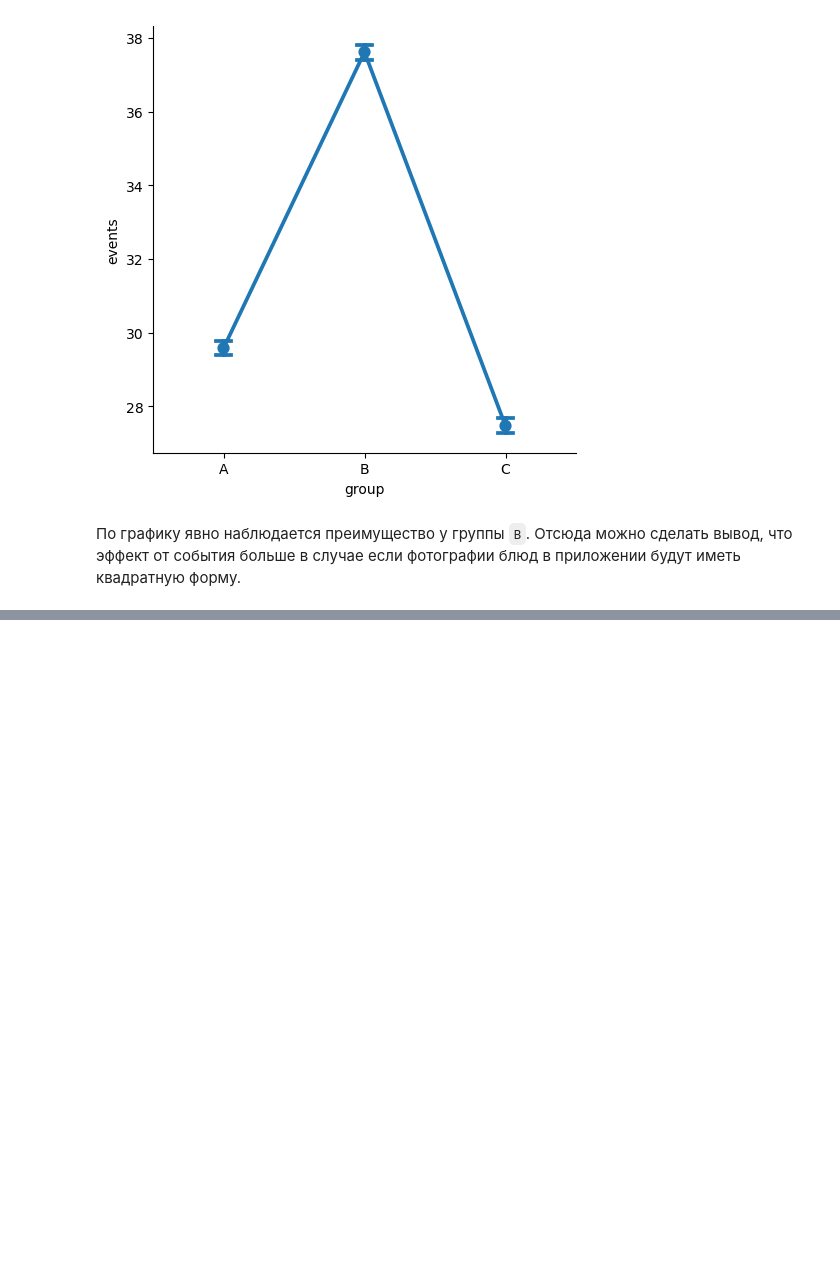
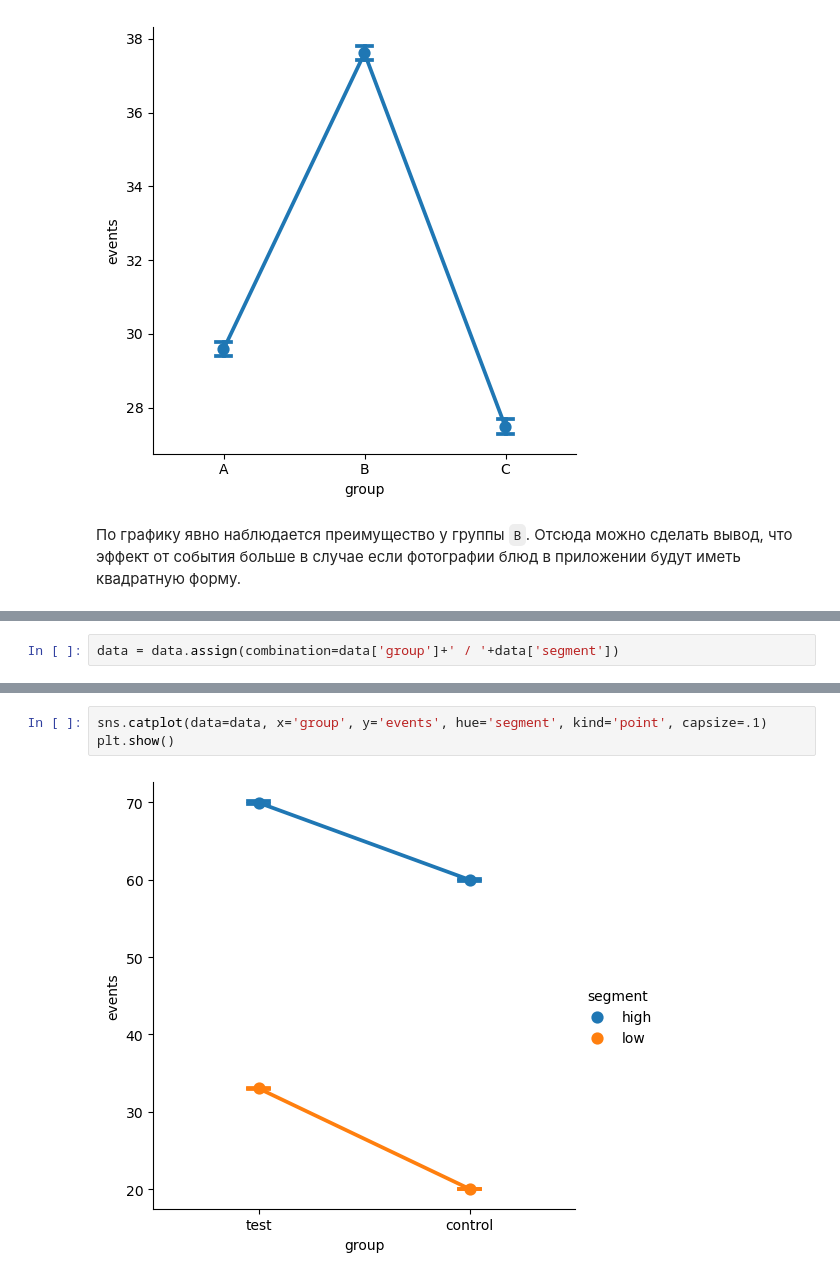
Before and after one commit to tabbols95/AB-testing, a Jupyter notebook: ANOVA/design_app_delivery_product_edu.ipynb, the cells around one changed output, grey strips where cells are left out. Cells and saved outputs as stored; diff of their text form; blank space fills up the shorter version.

Commit message:
ANOVA design btn for segment

```diff
--- a/ANOVA/design_app_delivery_product_edu.ipynb
+++ b/ANOVA/design_app_delivery_product_edu.ipynb
@@ -137,0 +181,2 @@ plt.show()
+# %%
+data = data.assign(combination=data['group']+' / '+data['segment'])
@@ -137,0 +193,5 @@ plt.show()
+# %%
+sns.catplot(data=data, x='group', y='events', hue='segment', kind='point', capsize=.1)
+plt.show()
+# %% [output]
+[figure, added]
```
Also changed, not shown: parts of 7 cells of this notebook.
